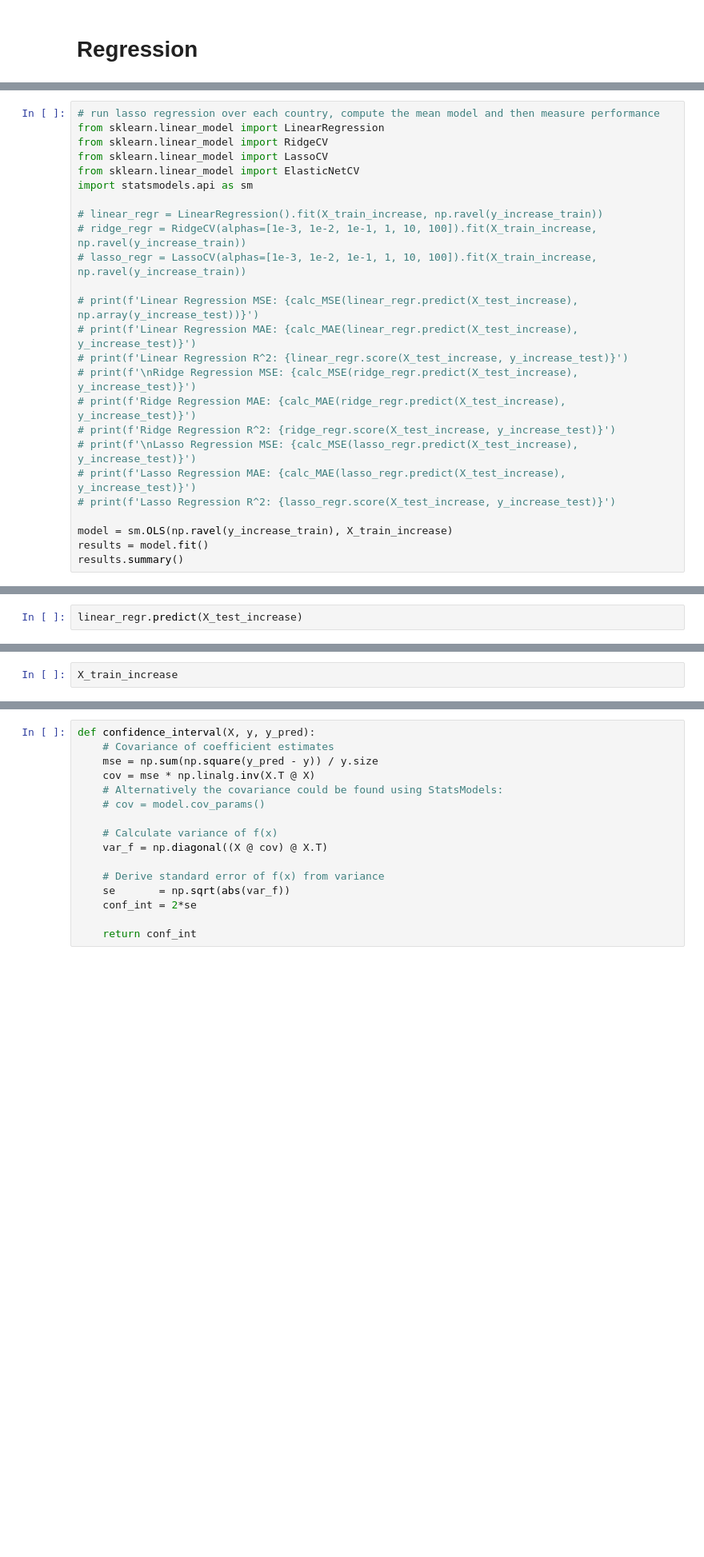
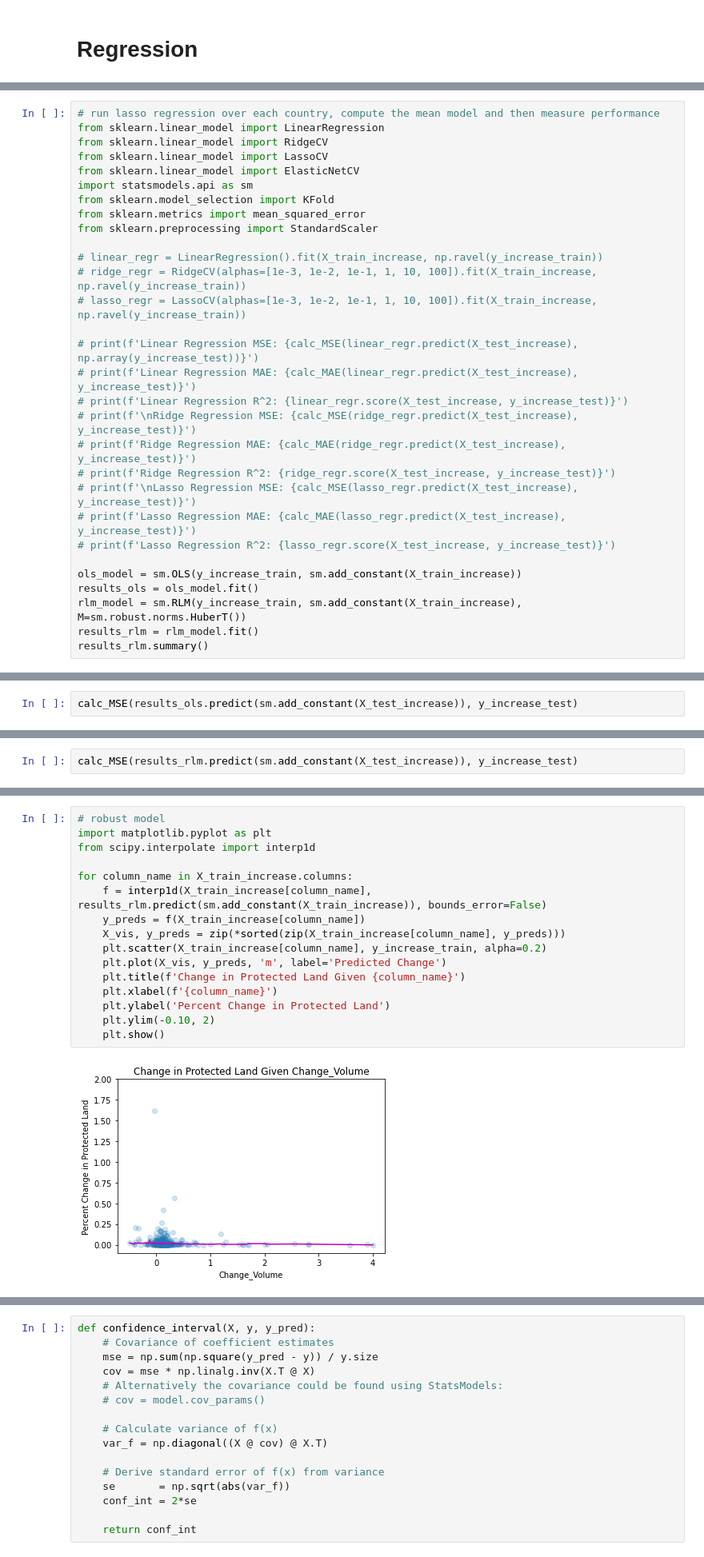
Before and after one commit to btiv/DSS_Final_Proj, a Jupyter notebook: model_fitting.ipynb, the cells around one changed output, grey strips where cells are left out. Shown at 80% size. Saved outputs shown, nothing was run; the diff lists cells and outputs as text; blank space fills up the shorter version.

```diff
--- a/model_fitting.ipynb
+++ b/model_fitting.ipynb
@@ -191,6 +203,9 @@ from sklearn.linear_model import RidgeCV
 from sklearn.linear_model import LassoCV
 from sklearn.linear_model import ElasticNetCV
 import statsmodels.api as sm
+from sklearn.model_selection import KFold
+from sklearn.metrics import mean_squared_error
+from sklearn.preprocessing import StandardScaler
 
 # linear_regr = LinearRegression().fit(X_train_increase, np.ravel(y_increase_train))
 # ridge_regr = RidgeCV(alphas=[1e-3, 1e-2, 1e-1, 1, 10, 100]).fit(X_train_increase, np.ravel(y_increase_train))
@@ -206,6 +221,8 @@ import statsmodels.api as sm
 # print(f'Lasso Regression MAE: {calc_MAE(lasso_regr.predict(X_test_increase), y_increase_test)}')
 # print(f'Lasso Regression R^2: {lasso_regr.score(X_test_increase, y_increase_test)}')
 
-model = sm.OLS(np.ravel(y_increase_train), X_train_increase)
-results = model.fit()
-results.summary()
+ols_model = sm.OLS(y_increase_train, sm.add_constant(X_train_increase))
+results_ols = ols_model.fit()
+rlm_model = sm.RLM(y_increase_train, sm.add_constant(X_train_increase), M=sm.robust.norms.HuberT())
+results_rlm = rlm_model.fit()
+results_rlm.summary()
@@ -212,2 +288,2 @@ results.summary()
 # %%
-linear_regr.predict(X_test_increase)
+calc_MSE(results_ols.predict(sm.add_constant(X_test_increase)), y_increase_test)
@@ -213,0 +292,2 @@ linear_regr.predict(X_test_increase)
+# %%
+calc_MSE(results_rlm.predict(sm.add_constant(X_test_increase)), y_increase_test)
@@ -214,2 +296,18 @@ linear_regr.predict(X_test_increase)
 # %%
-X_train_increase
+# robust model
+import matplotlib.pyplot as plt
+from scipy.interpolate import interp1d
+
+for column_name in X_train_increase.columns:
+    f = interp1d(X_train_increase[column_name], results_rlm.predict(sm.add_constant(X_train_increase)), bounds_error=False)
+    y_preds = f(X_train_increase[column_name])
+    X_vis, y_preds = zip(*sorted(zip(X_train_increase[column_name], y_preds)))
+    plt.scatter(X_train_increase[column_name], y_increase_train, alpha=0.2)
+    plt.plot(X_vis, y_preds, 'm', label='Predicted Change')
+    plt.title(f'Change in Protected Land Given {column_name}')
+    plt.xlabel(f'{column_name}')
+    plt.ylabel('Percent Change in Protected Land')
+    plt.ylim(-0.10, 2)
+    plt.show()
+# %% [output]
+[figure, added]
```
Also changed, not shown: parts of 29 cells of this notebook.
